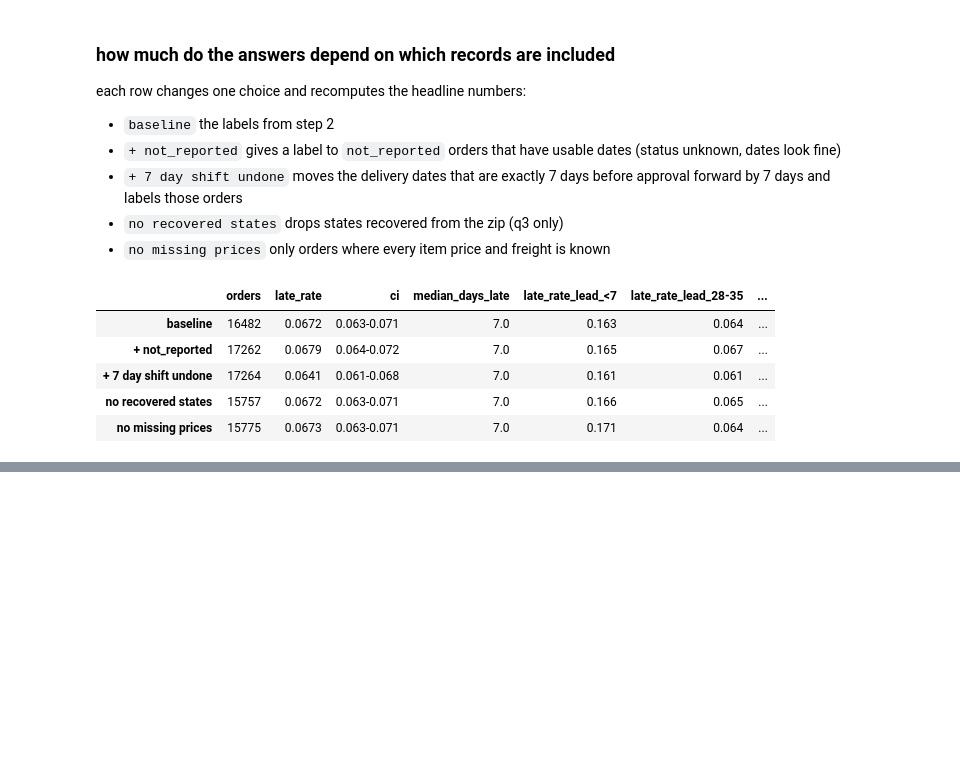
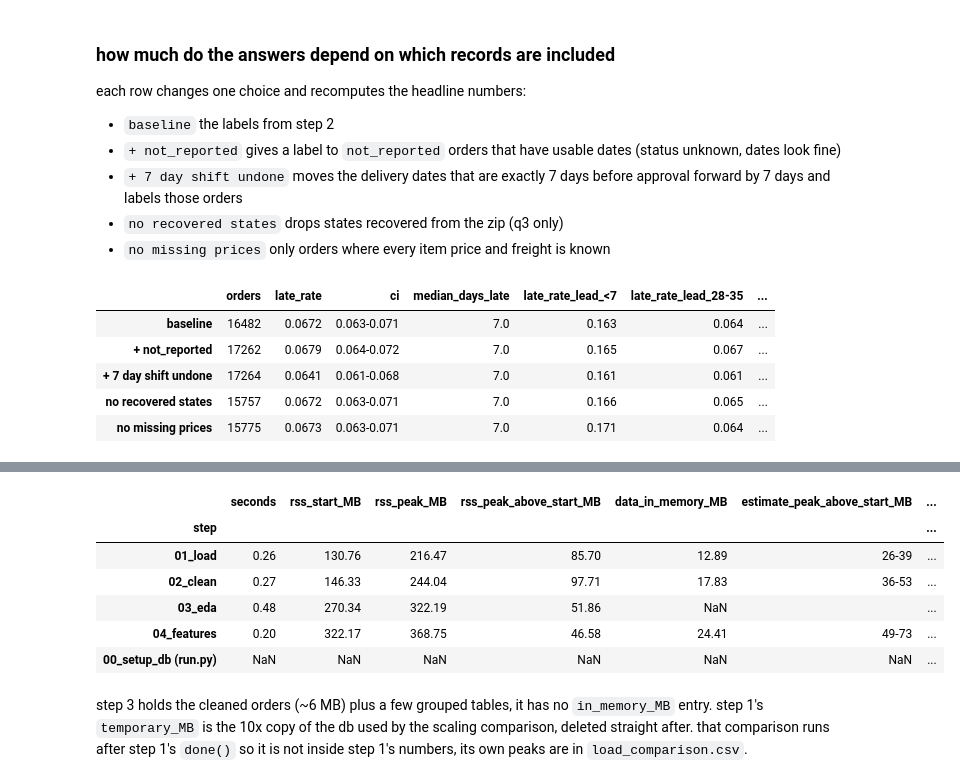
Before and after one commit to 11NOel11/eng2040-assignment1, a Jupyter notebook: pipeline.ipynb, the cells around one changed output, grey strips where cells are left out. Cells and saved outputs as stored; diff of their text form; code cells hidden in the pictures; blank space fills up the shorter version.

```diff
--- a/pipeline.ipynb
+++ b/pipeline.ipynb
@@ -858,0 +1151,23 @@ done()
+# %%
+import platform
+steps = sorted(ROOT.glob("data/0*/resources.json"))
+res = pd.DataFrame([json.loads(p.read_text()) for p in steps]).set_index("step")
+res["saved_MB_total"] = res.saved_MB.apply(lambda d: round(sum(d.values()), 2))
+res["data_in_memory_MB"] = res.in_memory_MB.apply(lambda d: round(sum(d.values()), 2) if isinstance(d, dict) else np.nan)
+res["estimate_peak_above_start_MB"] = res.data_in_memory_MB.apply(lambda m: f"{2 * m:.0f}-{3 * m:.0f}" if m == m else "")
+tmp = pd.read_csv(ROOT / "data" / "01_load" / "load_comparison_raw.csv").db_MB.max()
+res["temporary_MB"] = pd.Series({"01_load": tmp})
+summary = res[["seconds", "rss_start_MB", "rss_peak_MB", "rss_peak_above_start_MB", "data_in_memory_MB", "estimate_peak_above_start_MB", "saved_MB_total", "temporary_MB"]]
+summary.loc["00_setup_db (run.py)", "saved_MB_total"] = mb(DB.stat().st_size)
+summary.to_csv(ROOT / "data" / "resources_summary.csv")
+summary
+# %% [output]
+|  | seconds | rss_start_MB | rss_peak_MB | rss_peak_above_start_MB | data_in_memory_MB | estimate_peak_above_start_MB | ... |
+| step |  |  |  |  |  |  | ... |
+| 01_load | 0.26 | 130.76 | 216.47 | 85.70 | 12.89 | 26-39 | ... |
+| 02_clean | 0.27 | 146.33 | 244.04 | 97.71 | 17.83 | 36-53 | ... |
+| 03_eda | 0.48 | 270.34 | 322.19 | 51.86 | NaN |  | ... |
+| 04_features | 0.20 | 322.17 | 368.75 | 46.58 | 24.41 | 49-73 | ... |
+| 00_setup_db (run.py) | NaN | NaN | NaN | NaN | NaN | NaN | ... |
+# %% [markdown]
+step 3 holds the cleaned orders (~6 MB) plus a few grouped tables, it has no `in_memory_MB` entry. step 1's `temporary_MB` is the 10x copy of the db used by the scaling comparison, deleted straight after. that comparison runs after step 1's `done()` so it is not inside step 1's numbers, its own peaks are in `load_comparison.csv`.
```
Also changed, not shown: parts of 22 cells of this notebook, 2 other files.
